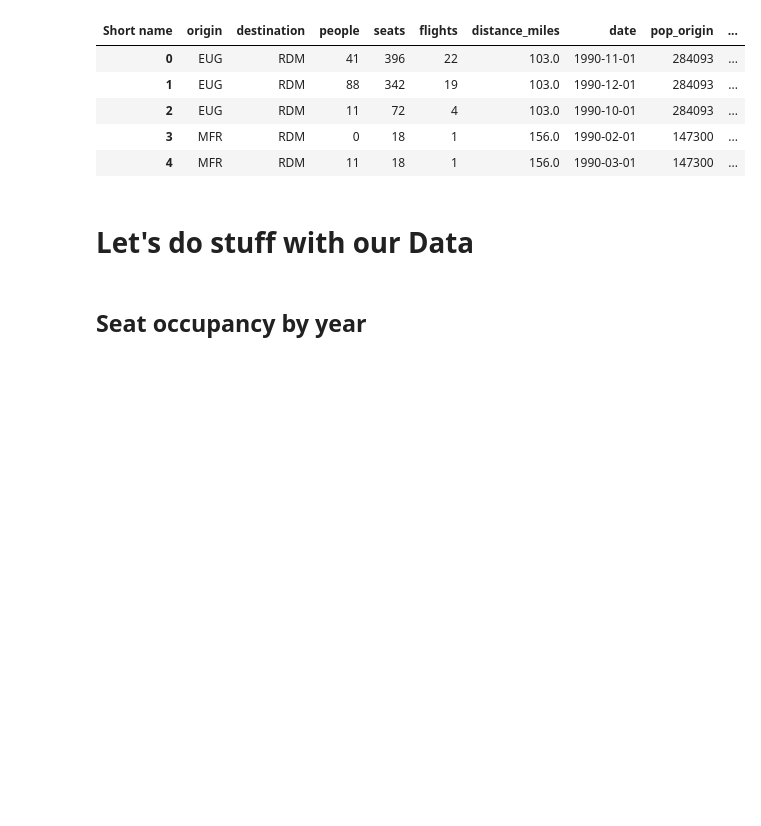
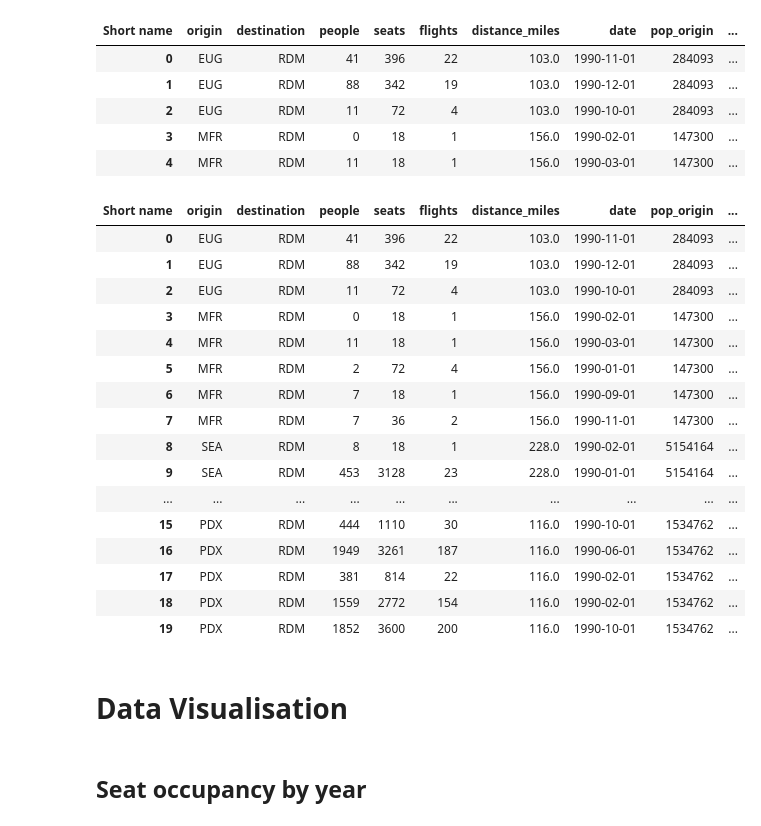
Before and after one commit to arnaudsm/US-Flights-Visualisation, a Jupyter notebook: US_Domestic_Flights.ipynb, the cells around one changed output. Saved outputs shown, nothing was run; the diff lists cells and outputs as text; code cells hidden in the pictures; blank space fills up the shorter version.

```diff
--- a/US_Domestic_Flights.ipynb
+++ b/US_Domestic_Flights.ipynb
@@ -67,8 +104,28 @@ flights.head() # Show first 5 rows
 | 2 | EUG | RDM | 11 | 72 | 4 | 103.0 | 1990-10-01 | 284093 | ... |
 | 3 | MFR | RDM | 0 | 18 | 1 | 156.0 | 1990-02-01 | 147300 | ... |
 | 4 | MFR | RDM | 11 | 18 | 1 | 156.0 | 1990-03-01 | 147300 | ... |
-# %% [markdown]
-# Let's do stuff with our Data
+# %%
+flights.head(20)
+# %% [output]
+| Short name | origin | destination | people | seats | flights | distance_miles | date | pop_origin | ... |
+| 0 | EUG | RDM | 41 | 396 | 22 | 103.0 | 1990-11-01 | 284093 | ... |
+| 1 | EUG | RDM | 88 | 342 | 19 | 103.0 | 1990-12-01 | 284093 | ... |
+| 2 | EUG | RDM | 11 | 72 | 4 | 103.0 | 1990-10-01 | 284093 | ... |
+| 3 | MFR | RDM | 0 | 18 | 1 | 156.0 | 1990-02-01 | 147300 | ... |
+| 4 | MFR | RDM | 11 | 18 | 1 | 156.0 | 1990-03-01 | 147300 | ... |
+| 5 | MFR | RDM | 2 | 72 | 4 | 156.0 | 1990-01-01 | 147300 | ... |
+| 6 | MFR | RDM | 7 | 18 | 1 | 156.0 | 1990-09-01 | 147300 | ... |
+| 7 | MFR | RDM | 7 | 36 | 2 | 156.0 | 1990-11-01 | 147300 | ... |
+| 8 | SEA | RDM | 8 | 18 | 1 | 228.0 | 1990-02-01 | 5154164 | ... |
+| 9 | SEA | RDM | 453 | 3128 | 23 | 228.0 | 1990-01-01 | 5154164 | ... |
+| ... | ... | ... | ... | ... | ... | ... | ... | ... | ... |
+| 15 | PDX | RDM | 444 | 1110 | 30 | 116.0 | 1990-10-01 | 1534762 | ... |
+| 16 | PDX | RDM | 1949 | 3261 | 187 | 116.0 | 1990-06-01 | 1534762 | ... |
+| 17 | PDX | RDM | 381 | 814 | 22 | 116.0 | 1990-02-01 | 1534762 | ... |
+| 18 | PDX | RDM | 1559 | 2772 | 154 | 116.0 | 1990-02-01 | 1534762 | ... |
+| 19 | PDX | RDM | 1852 | 3600 | 200 | 116.0 | 1990-10-01 | 1534762 | ... |
+# %% [markdown]
+# Data Visualisation
 # %% [markdown]
 ## Seat occupancy by year
 # %%
```
Also changed, not shown: parts of 12 cells of this notebook, 2 other files.
